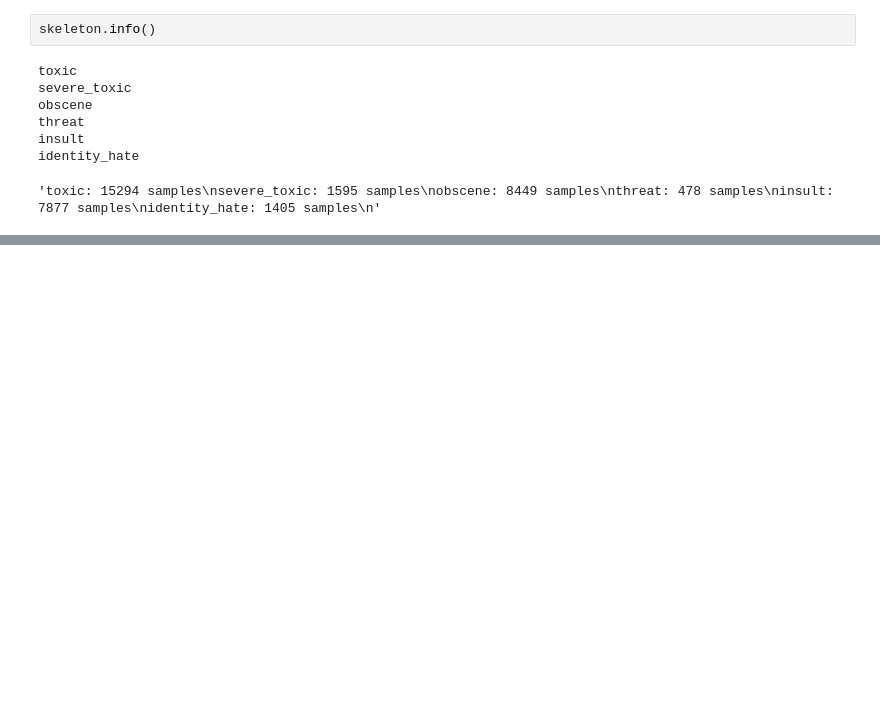
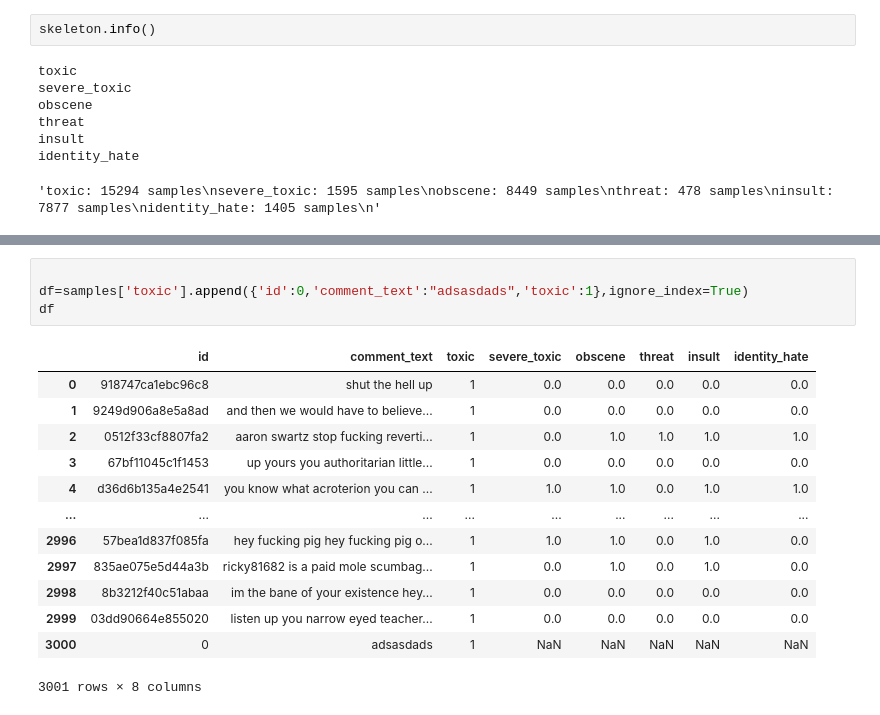
Before and after one commit to furkancaglayan/Detecting-Potentially-Hurtful-and-Toxic-Comments, a Jupyter notebook: main.ipynb, the cells around one changed output, grey strips where cells are left out. Saved outputs shown, nothing was run; the diff lists cells and outputs as text; blank space fills up the shorter version.

```diff
--- a/main.ipynb
+++ b/main.ipynb
@@ -71,0 +100,18 @@ BOOSTING_CLASSIFIER_COUNT=100
+# %%
+
+df=samples['toxic'].append({'id':0,'comment_text':"adsasdads",'toxic':1},ignore_index=True)
+df
+# %% [output]
+|  | id | comment_text | toxic | severe_toxic | obscene | threat | insult | identity_hate |
+| 0 | 918747ca1ebc96c8 | shut the hell up | 1 | 0.0 | 0.0 | 0.0 | 0.0 | 0.0 |
+| 1 | 9249d906a8e5a8ad | and then we would have to believe... | 1 | 0.0 | 0.0 | 0.0 | 0.0 | 0.0 |
+| 2 | 0512f33cf8807fa2 | aaron swartz stop fucking reverti... | 1 | 0.0 | 1.0 | 1.0 | 1.0 | 1.0 |
+| 3 | 67bf11045c1f1453 | up yours you authoritarian little... | 1 | 0.0 | 0.0 | 0.0 | 0.0 | 0.0 |
+| 4 | d36d6b135a4e2541 | you know what acroterion you can ... | 1 | 1.0 | 1.0 | 0.0 | 1.0 | 1.0 |
+| ... | ... | ... | ... | ... | ... | ... | ... | ... |
+| 2996 | 57bea1d837f085fa | hey fucking pig hey fucking pig o... | 1 | 1.0 | 1.0 | 0.0 | 1.0 | 0.0 |
+| 2997 | 835ae075e5d44a3b | ricky81682 is a paid mole scumbag... | 1 | 0.0 | 1.0 | 0.0 | 1.0 | 0.0 |
+| 2998 | 8b3212f40c51abaa | im the bane of your existence hey... | 1 | 0.0 | 0.0 | 0.0 | 0.0 | 0.0 |
+| 2999 | 03dd90664e855020 | listen up you narrow eyed teacher... | 1 | 0.0 | 0.0 | 0.0 | 0.0 | 0.0 |
+| 3000 | 0 | adsasdads | 1 | NaN | NaN | NaN | NaN | NaN |
+3001 rows × 8 columns
```
Also changed, not shown: parts of 4 cells of this notebook, 1 other file.
